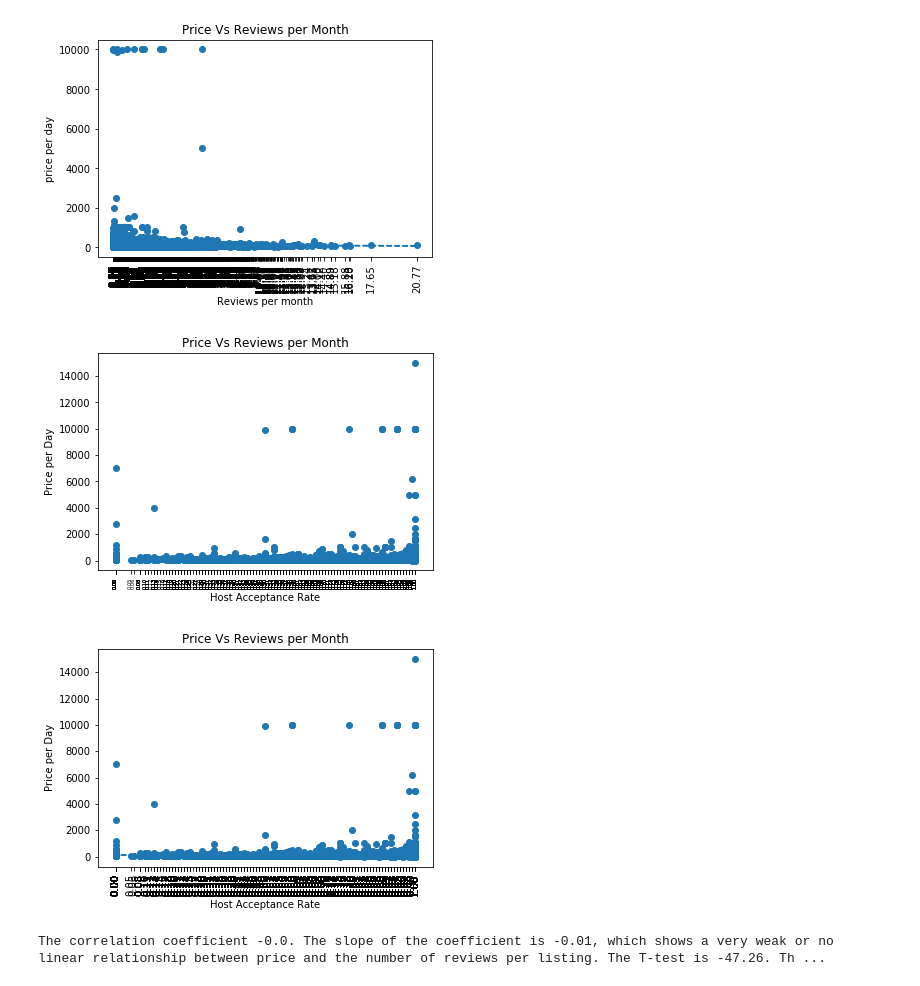
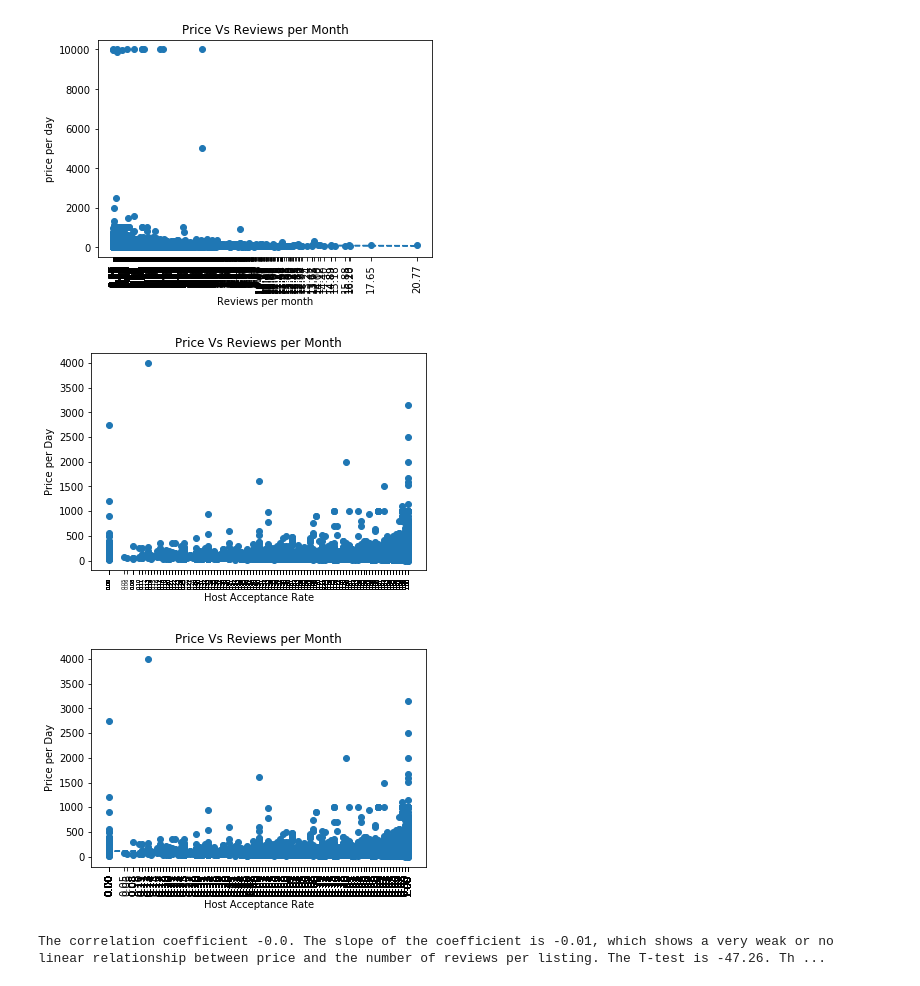
Before and after one commit to DerekTeed/project1_data, a Jupyter notebook: airbnbPy.ipynb, the cells around one changed output. Drawn from its saved outputs; the diff is of its cells as text; code cells hidden in the pictures.

```diff
--- a/airbnbPy.ipynb
+++ b/airbnbPy.ipynb
@@ -172,32 +172,33 @@ plt.show()
 # %%
 # Q Any relationship between host_acceptance_rate and price per night for 1 bedroom listings
 # Varables: [‘price’] [‘host_acceptance_rate’] where [‘bedrooms’] == 1
 # H The higher number of host_acceptance_rate per month has a negative correlation with the price per night
 
 ran_var = air_df.loc[(air_df['bedrooms'] == 1)]
+ran_var = air_df.loc[(air_df['price'] < 5000)]
 acc_rate = ran_var['host_acceptance_rate']
 # price_paid = new_df1['price']
 acc_dict = {
     "host_acceptance": acc_rate,
     "Price_acc": price_paid
 }
 
 
 
 acc_df2 = pd.DataFrame(acc_dict)
 acc_df3 = acc_df2.dropna(axis=0, how='any', inplace=False)
 
 y2 = acc_df3['Price_acc']
 x2 = acc_df3['host_acceptance']
 plt.scatter(x2, y2)
 plt.xticks(x2, rotation=90,fontsize=5)
 plt.xlabel('Host Acceptance Rate')
 plt.ylabel('Price per Day')
 plt.title("Price Vs Reviews per Month")
 #good_dataset_cap
 plt.show()
 # %% [output]
-[figure, old version]
+[figure, new version]
 # %%
 vc_slope, vc_int, vc_r, vc_p, vc_std_err = stats.linregress(x2, y2)
 vc_fit = vc_slope * x2 + vc_int
@@ -212,5 +213,5 @@ plt.ylabel('Price per Day')
 plt.title("Price Vs Reviews per Month")
 plt.show()
 # %% [output]
-[figure, old version]
+[figure, new version]
 # %%
```
Also changed, not shown: parts of 4 cells of this notebook, 3 other files.
